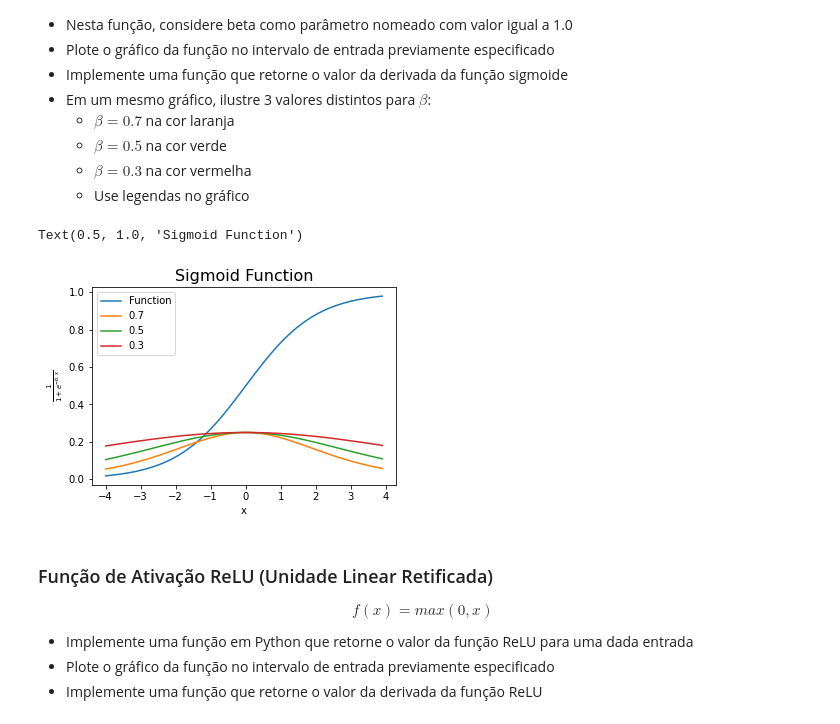
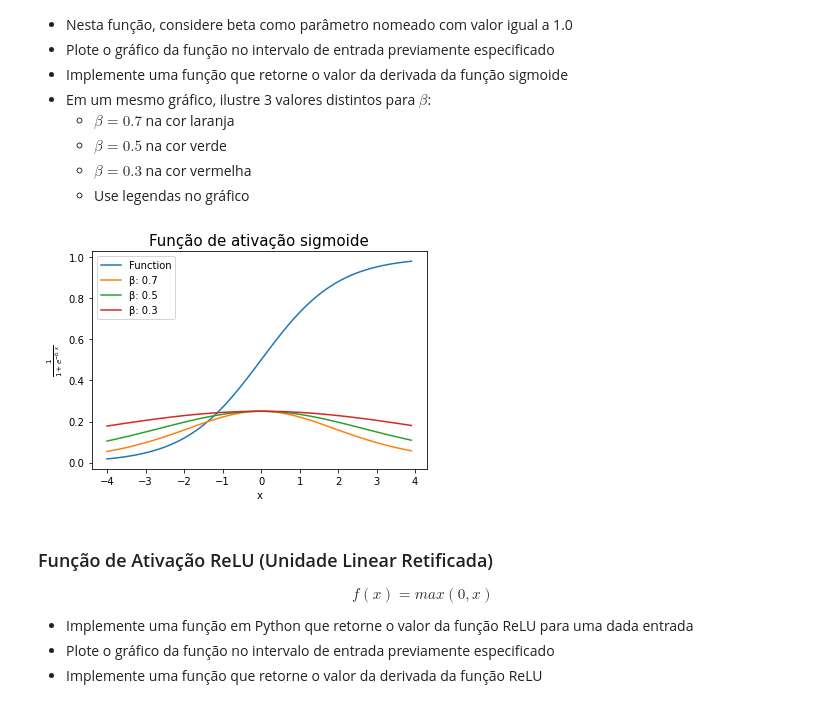
Before and after one commit to erikatilio/RNA-Funcao-Ativacao, a Jupyter notebook: Funções de Ativação.ipynb, the cells around one changed output. Cells and saved outputs as stored; diff of their text form; code cells hidden in the pictures.

```diff
--- a/Funções de Ativação.ipynb
+++ b/Funções de Ativação.ipynb
@@ -75,9 +75,8 @@ $$f(x) = \frac{1}{1 + e^{-\beta \cdot x}}$$
   - $\beta = 0.3$ na cor vermelha
   - Use legendas no gráfico
 # %%
-def sigmoid(X,B):
-    A = 1 / (1 + np.exp(-B*X))
-    return A, X
+def sigmoid(x,b):
+    return 1 / (1 + np.exp(-b*x)), x
 
 def derivada_funcao_sigmoide(x):
     return x * (1 - x)
@@ -87,20 +86,18 @@ A_sigmoid, a = sigmoid(amostras,0.7)
 B_sigmoid, b = sigmoid(amostras,0.5)
 C_sigmoid, c = sigmoid(amostras,0.3)
 # %%
-plt.figure(figsize=(12, 8))
-plt.subplot(2, 2, 1)
 plt.plot(z, Z_sigmoid, label="Function")
 
-plt.plot(a, derivada_funcao_sigmoide(A_sigmoid), label = "0.7")
-plt.plot(b, derivada_funcao_sigmoide(B_sigmoid), label = "0.5")
-plt.plot(c, derivada_funcao_sigmoide(C_sigmoid), label = "0.3")
+plt.plot(a, derivada_funcao_sigmoide(A_sigmoid), label = "\u03B2: 0.7")
+plt.plot(b, derivada_funcao_sigmoide(B_sigmoid), label = "\u03B2: 0.5")
+plt.plot(c, derivada_funcao_sigmoide(C_sigmoid), label = "\u03B2: 0.3")
 plt.legend(loc="upper left")
 plt.xlabel("x")
 plt.ylabel(r"$\frac{1}{1 + e^{-b.x}}$")
-plt.title("Sigmoid Function", fontsize=16)
+plt.title("Função de ativação sigmoide", fontsize=15)
+plt.show()
 # %% [output]
-Text(0.5, 1.0, 'Sigmoid Function')
-[figure, old version]
+[figure, new version]
 # %% [markdown]
 ### Função de Ativação ReLU (Unidade Linear Retificada)
 
```
Also changed, not shown: parts of 4 cells of this notebook.
